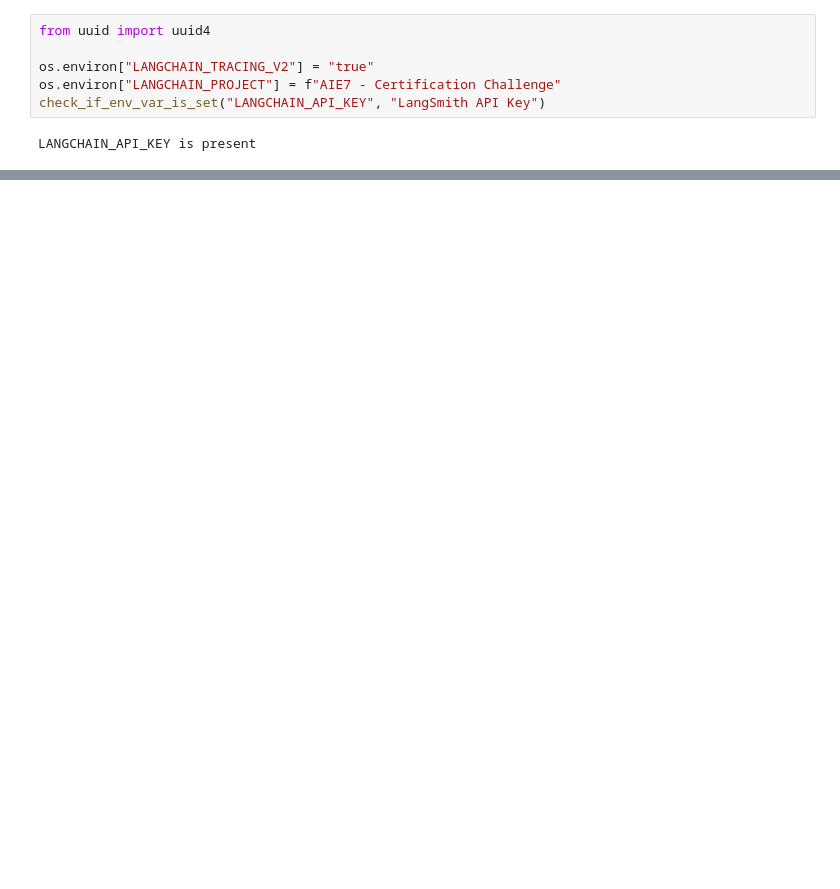
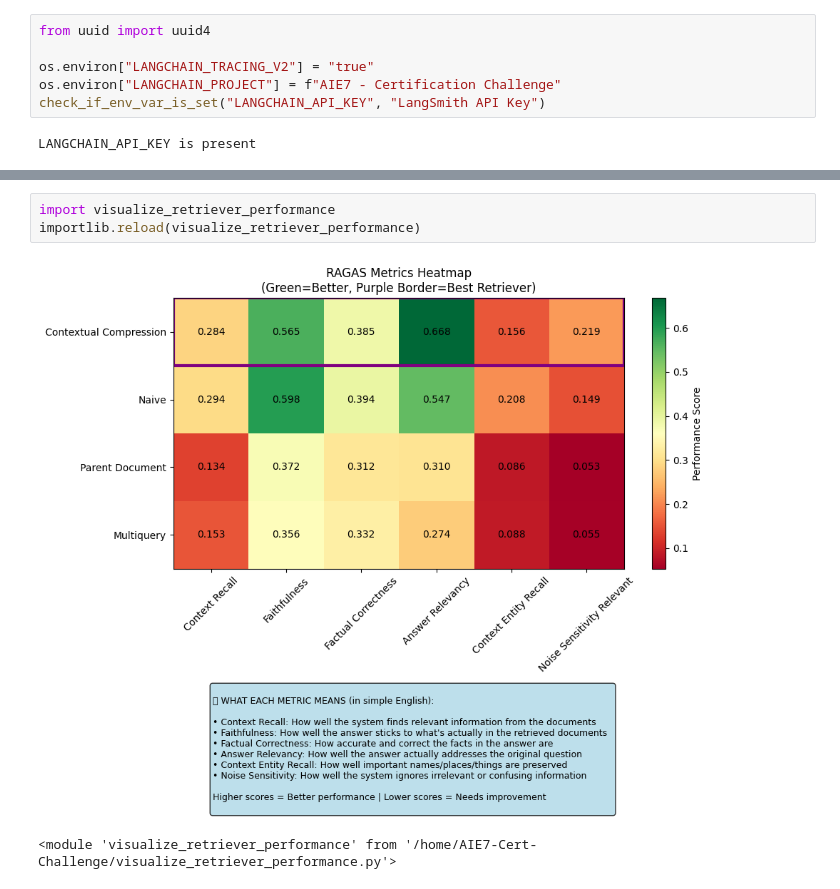
Before and after one commit to neomatrix369/AIE7-Cert-Challenge, a Jupyter notebook: Agentic RAG evaluation experiments.ipynb, the cells around one changed output, grey strips where cells are left out. Saved outputs shown, nothing was run; the diff lists cells and outputs as text; blank space fills up the shorter version.

Commit message:
Create multiple retriever agent graphs and tested and compared them using Ragas, extracted the metrics and visualised them at the bottom of the notebook.

```diff
--- a/Agentic RAG evaluation experiments.ipynb
+++ b/Agentic RAG evaluation experiments.ipynb
@@ -546,0 +687,6 @@ Tools: [None, 'Mohela_Servicer_Search', 'StudentAid_Federal_Search']
+# %%
+import visualize_retriever_performance
+importlib.reload(visualize_retriever_performance)
+# %% [output]
+[figure, added]
+<module 'visualize_retriever_performance' from '/home/AIE7-Cert-Challenge/visualize_retriever_performance.py'>
```
Also changed, not shown: parts of 75 cells of this notebook, 16 other files.
